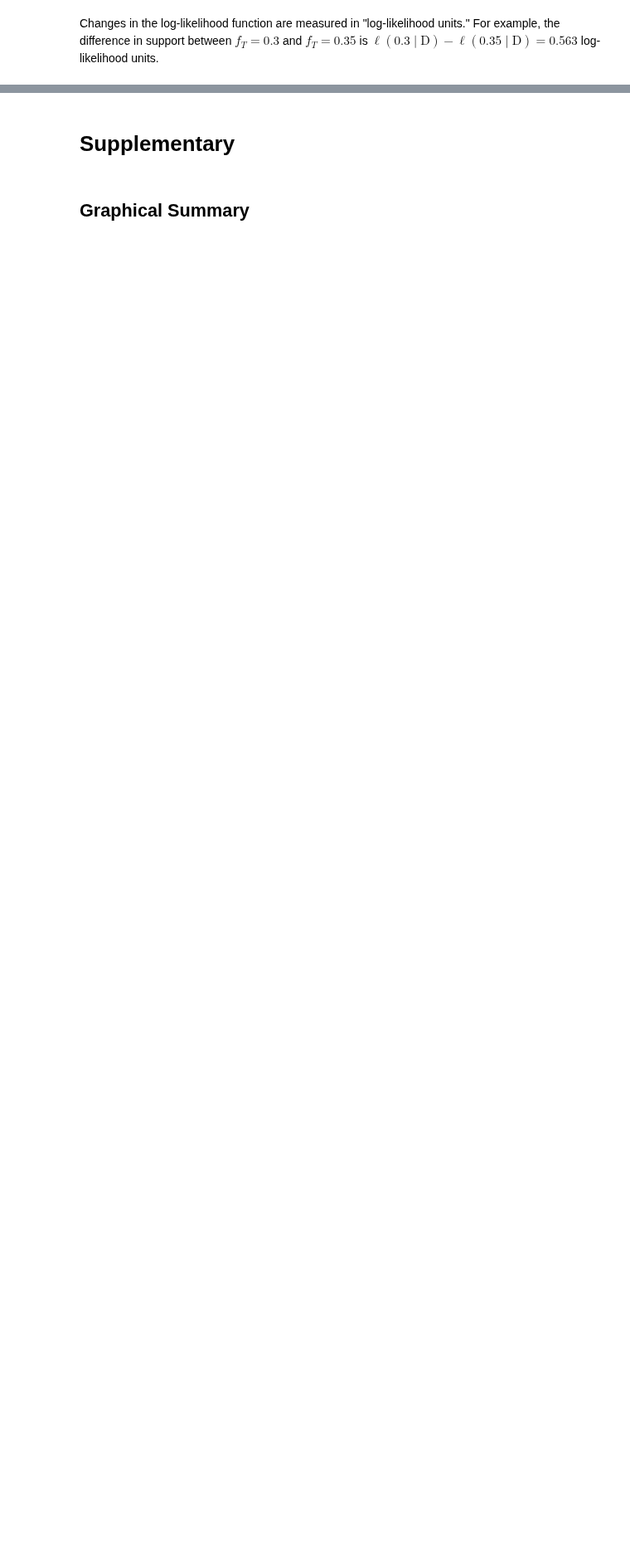
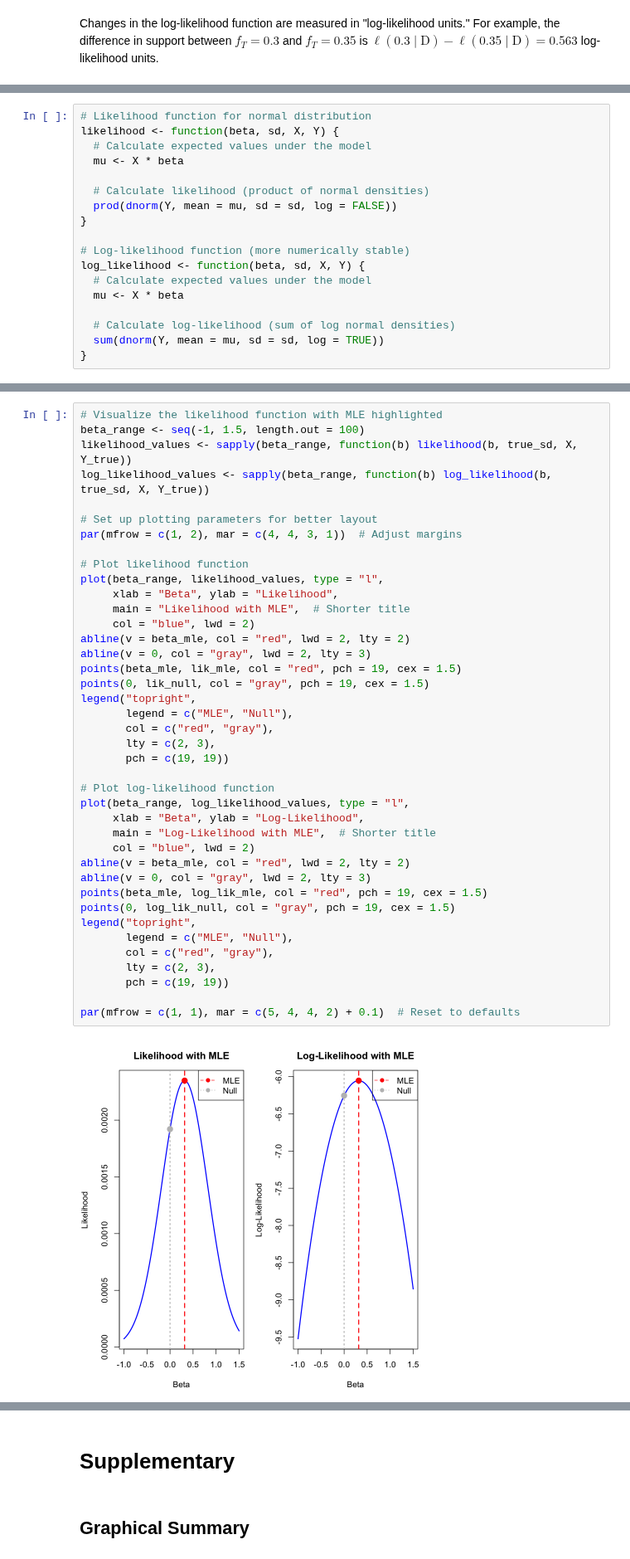
Before and after one commit to StatFunGen/statgen-prerequisites, a Jupyter notebook: maximum_likelihood_estimation.ipynb, the cells around one changed output, grey strips where cells are left out. Shown at 83% size. Drawn from its saved outputs; the diff is of its cells as text; blank space fills up the shorter version.

```diff
--- a/maximum_likelihood_estimation.ipynb
+++ b/maximum_likelihood_estimation.ipynb
@@ -196,0 +244,18 @@ This is always negative for $f_T \in (0,1)$, confirming we have a maximum.
+# %%
+# Likelihood function for normal distribution
+likelihood <- function(beta, sd, X, Y) {
+  # Calculate expected values under the model
+  mu <- X * beta
+
+  # Calculate likelihood (product of normal densities)
+  prod(dnorm(Y, mean = mu, sd = sd, log = FALSE))
+}
+
+# Log-likelihood function (more numerically stable)
+log_likelihood <- function(beta, sd, X, Y) {
+  # Calculate expected values under the model
+  mu <- X * beta
+
+  # Calculate log-likelihood (sum of log normal densities)
+  sum(dnorm(Y, mean = mu, sd = sd, log = TRUE))
+}
@@ -196,0 +291,42 @@ This is always negative for $f_T \in (0,1)$, confirming we have a maximum.
+# %%
+# Visualize the likelihood function with MLE highlighted
+beta_range <- seq(-1, 1.5, length.out = 100)
+likelihood_values <- sapply(beta_range, function(b) likelihood(b, true_sd, X, Y_true))
+log_likelihood_values <- sapply(beta_range, function(b) log_likelihood(b, true_sd, X, Y_true))
+
+# Set up plotting parameters for better layout
+par(mfrow = c(1, 2), mar = c(4, 4, 3, 1))  # Adjust margins
+
+# Plot likelihood function
+plot(beta_range, likelihood_values, type = "l",
+     xlab = "Beta", ylab = "Likelihood",
+     main = "Likelihood with MLE",  # Shorter title
+     col = "blue", lwd = 2)
+abline(v = beta_mle, col = "red", lwd = 2, lty = 2)
+abline(v = 0, col = "gray", lwd = 2, lty = 3)
+points(beta_mle, lik_mle, col = "red", pch = 19, cex = 1.5)
+points(0, lik_null, col = "gray", pch = 19, cex = 1.5)
+legend("topright",
+       legend = c("MLE", "Null"),
+       col = c("red", "gray"),
+       lty = c(2, 3),
+       pch = c(19, 19))
+
+# Plot log-likelihood function
+plot(beta_range, log_likelihood_values, type = "l",
+     xlab = "Beta", ylab = "Log-Likelihood",
+     main = "Log-Likelihood with MLE",  # Shorter title
+     col = "blue", lwd = 2)
+abline(v = beta_mle, col = "red", lwd = 2, lty = 2)
+abline(v = 0, col = "gray", lwd = 2, lty = 3)
+points(beta_mle, log_lik_mle, col = "red", pch = 19, cex = 1.5)
+points(0, log_lik_null, col = "gray", pch = 19, cex = 1.5)
+legend("topright",
+       legend = c("MLE", "Null"),
+       col = c("red", "gray"),
+       lty = c(2, 3),
+       pch = c(19, 19))
+
+par(mfrow = c(1, 1), mar = c(5, 4, 4, 2) + 0.1)  # Reset to defaults
+# %% [output]
+[figure, added]
```
Also changed, not shown: parts of 16 cells of this notebook, 15 other files.
